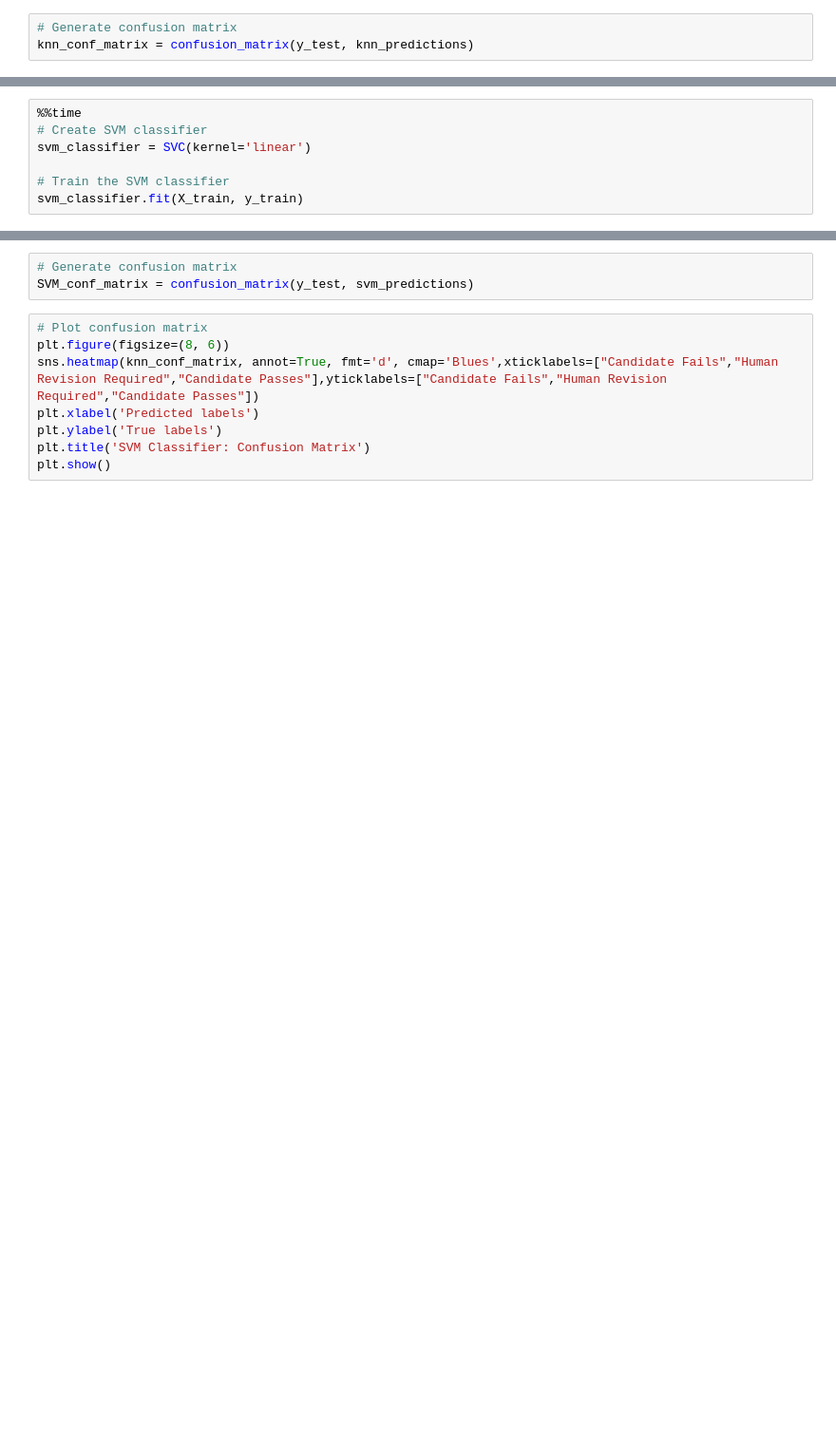
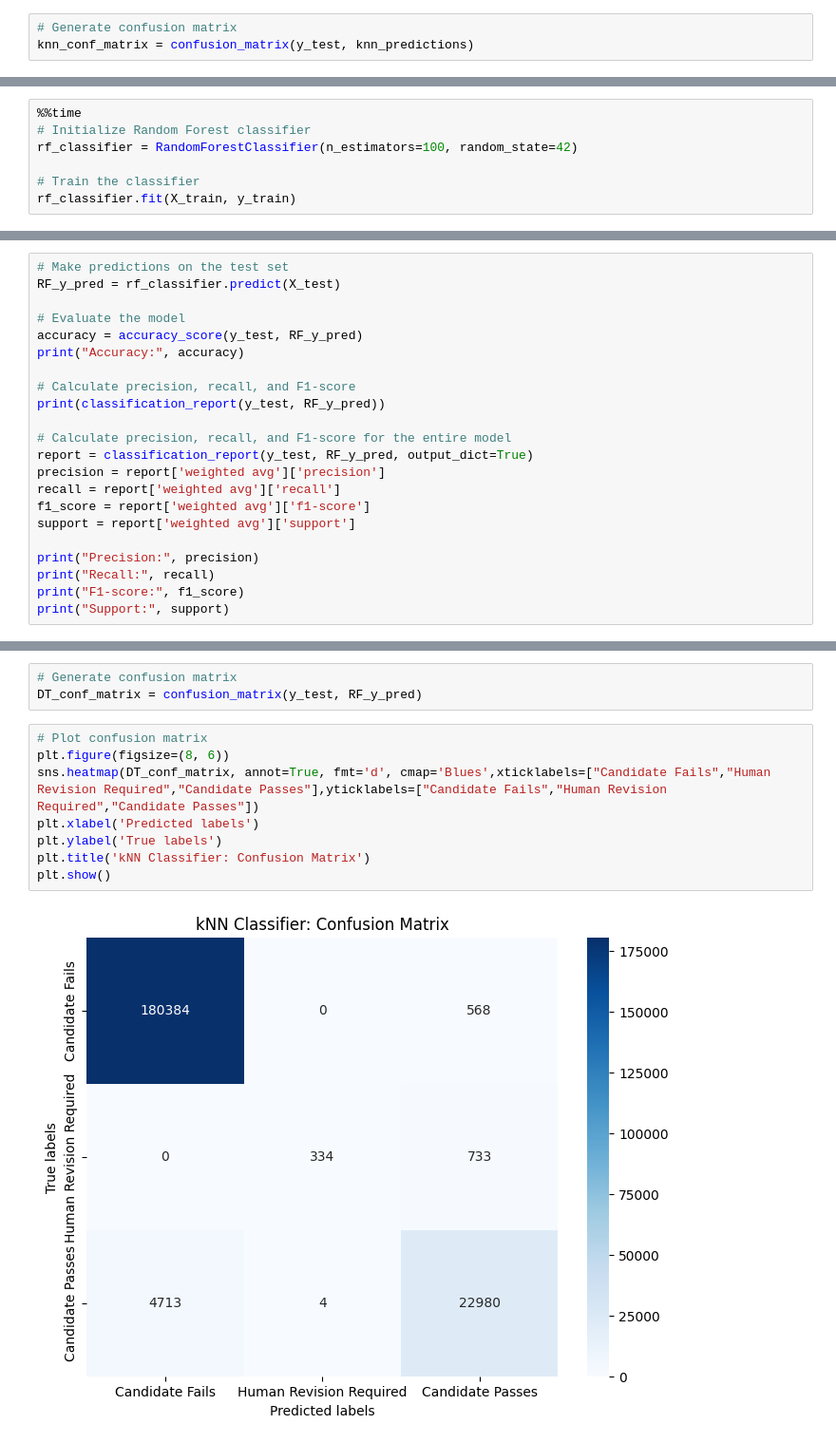
Before and after one commit to BigDataTeam22/PawsomeConciergeCaregiverSelection, a Jupyter notebook: PawsomeCaregiver.ipynb, the cells around one changed output, grey strips where cells are left out. Shown at 95% size. Cells and saved outputs as stored; diff of their text form; blank space fills up the shorter version.

```diff
--- a/PawsomeCaregiver.ipynb
+++ b/PawsomeCaregiver.ipynb
@@ -135,7 +261,7 @@ plt.show()
 # %%
 %%time
-# Create SVM classifier
-svm_classifier = SVC(kernel='linear')
+# Initialize Random Forest classifier
+rf_classifier = RandomForestClassifier(n_estimators=100, random_state=42)
 
-# Train the SVM classifier
-svm_classifier.fit(X_train, y_train)
+# Train the classifier
+rf_classifier.fit(X_train, y_train)
@@ -149,0 +272,22 @@ print("Accuracy:", SVMaccuracy)
+# %%
+# Make predictions on the test set
+RF_y_pred = rf_classifier.predict(X_test)
+
+# Evaluate the model
+accuracy = accuracy_score(y_test, RF_y_pred)
+print("Accuracy:", accuracy)
+
+# Calculate precision, recall, and F1-score
+print(classification_report(y_test, RF_y_pred))
+
+# Calculate precision, recall, and F1-score for the entire model
+report = classification_report(y_test, RF_y_pred, output_dict=True)
+precision = report['weighted avg']['precision']
+recall = report['weighted avg']['recall']
+f1_score = report['weighted avg']['f1-score']
+support = report['weighted avg']['support']
+
+print("Precision:", precision)
+print("Recall:", recall)
+print("F1-score:", f1_score)
+print("Support:", support)
@@ -150,11 +310,13 @@ print("Accuracy:", SVMaccuracy)
 # %%
 # Generate confusion matrix
-SVM_conf_matrix = confusion_matrix(y_test, svm_predictions)
+DT_conf_matrix = confusion_matrix(y_test, RF_y_pred)
 # %%
 # Plot confusion matrix
 plt.figure(figsize=(8, 6))
-sns.heatmap(knn_conf_matrix, annot=True, fmt='d', cmap='Blues',xticklabels=["Candidate Fails","Human Revision Required","Candidate Passes"],yticklabels=["Candidate Fails","Human Revision Required","Candidate Passes"])
+sns.heatmap(DT_conf_matrix, annot=True, fmt='d', cmap='Blues',xticklabels=["Candidate Fails","Human Revision Required","Candidate Passes"],yticklabels=["Candidate Fails","Human Revision Required","Candidate Passes"])
 plt.xlabel('Predicted labels')
 plt.ylabel('True labels')
-plt.title('SVM Classifier: Confusion Matrix')
+plt.title('kNN Classifier: Confusion Matrix')
 plt.show()
+# %% [output]
+[figure, added]
```
Also changed, not shown: parts of 20 cells of this notebook.
